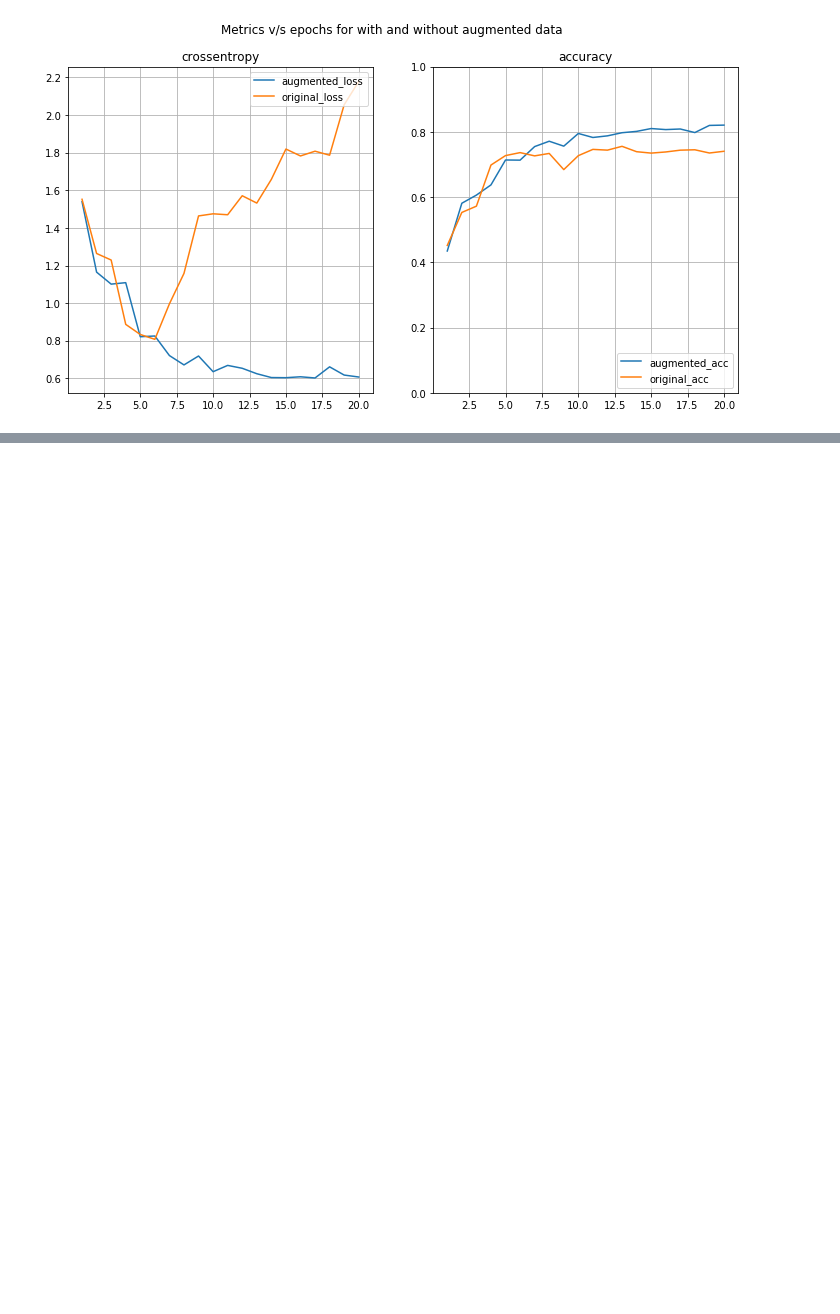
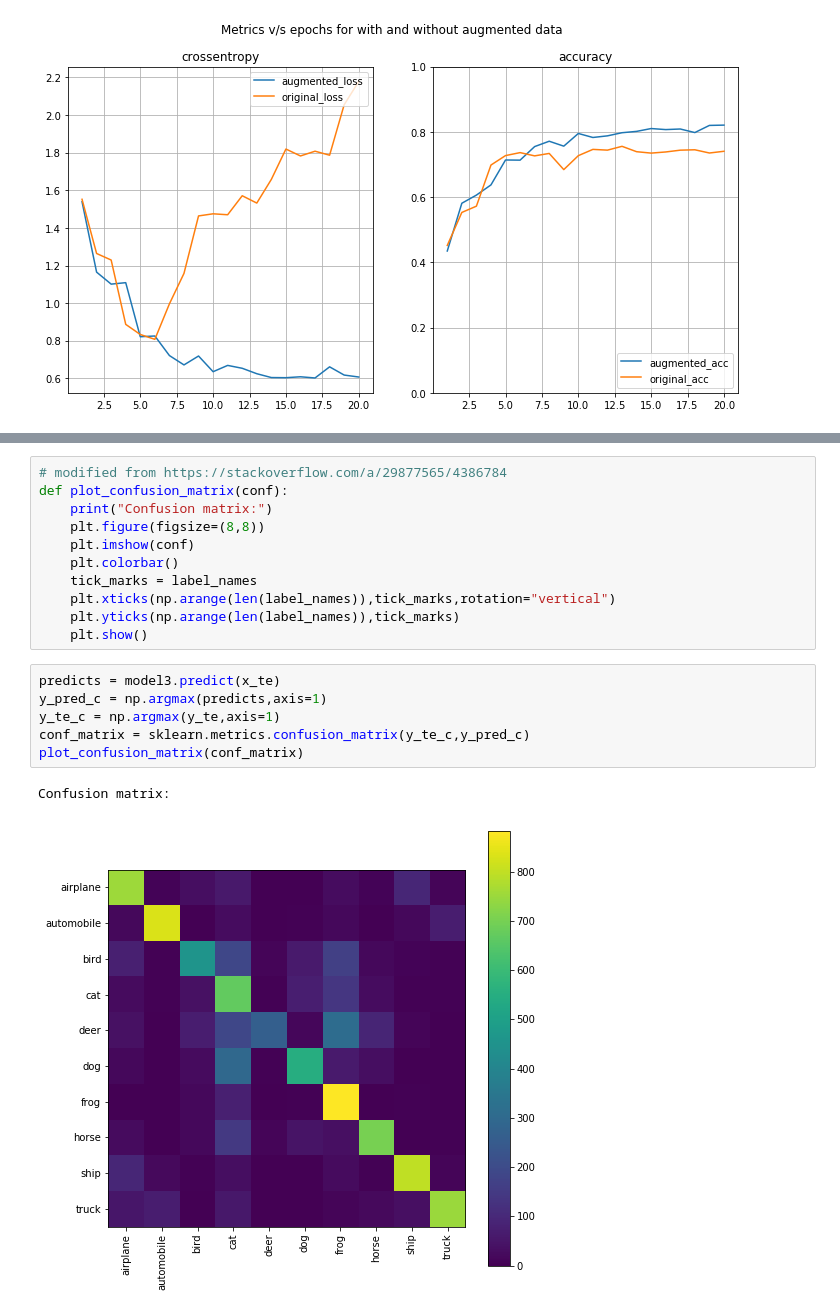
Before and after one commit to Autopawn/ann-tarea2, a Jupyter notebook: tarea2_parte1.ipynb, the cells around one changed output, grey strips where cells are left out. Cells and saved outputs as stored; diff of their text form; blank space fills up the shorter version.

```diff
--- a/tarea2_parte1.ipynb
+++ b/tarea2_parte1.ipynb
@@ -648,0 +740,20 @@ plt.show()
+# %%
+# modified from https://stackoverflow.com/a/29877565/4386784
+def plot_confusion_matrix(conf):
+    print("Confusion matrix:")
+    plt.figure(figsize=(8,8))
+    plt.imshow(conf)
+    plt.colorbar()
+    tick_marks = label_names
+    plt.xticks(np.arange(len(label_names)),tick_marks,rotation="vertical")
+    plt.yticks(np.arange(len(label_names)),tick_marks)
+    plt.show()
+# %%
+predicts = model3.predict(x_te)
+y_pred_c = np.argmax(predicts,axis=1)
+y_te_c = np.argmax(y_te,axis=1)
+conf_matrix = sklearn.metrics.confusion_matrix(y_te_c,y_pred_c)
+plot_confusion_matrix(conf_matrix)
+# %% [output]
+Confusion matrix:
+[figure, added]
```
Also changed, not shown: parts of 27 cells of this notebook.
